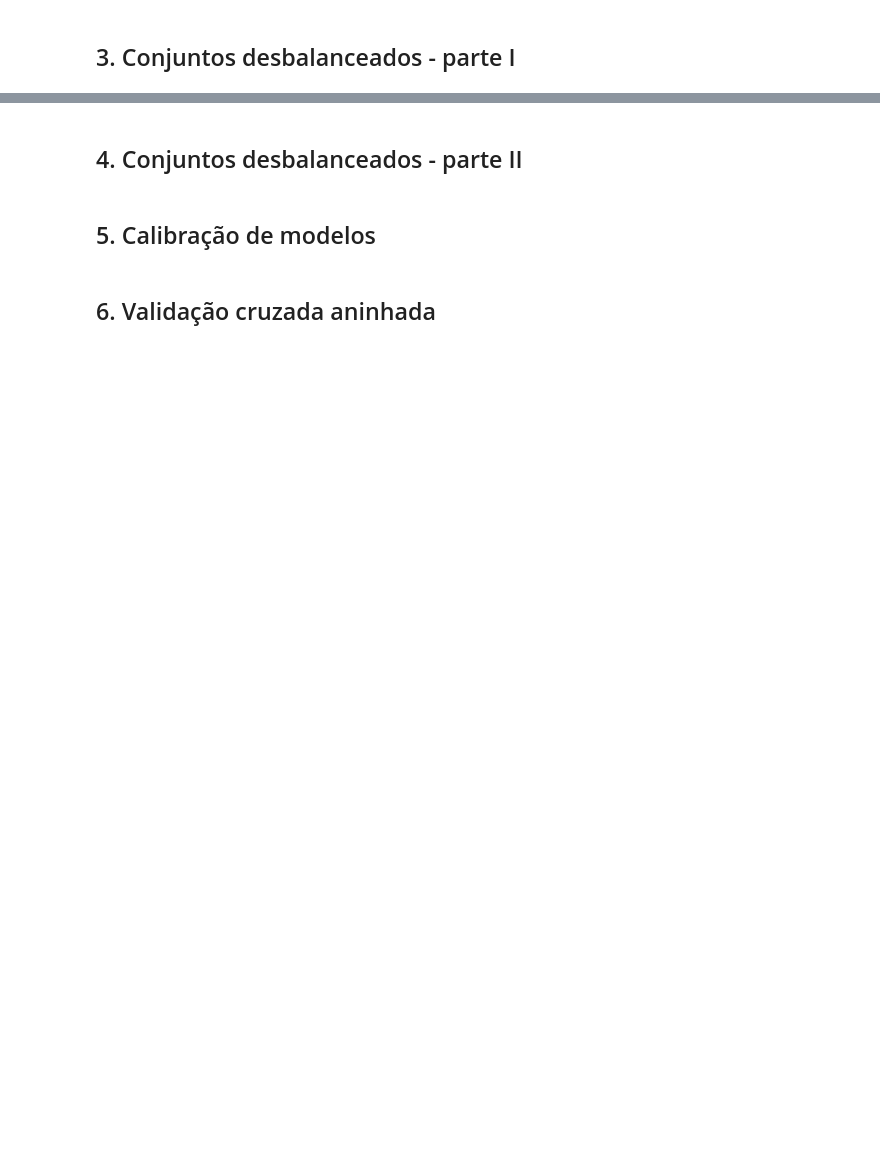
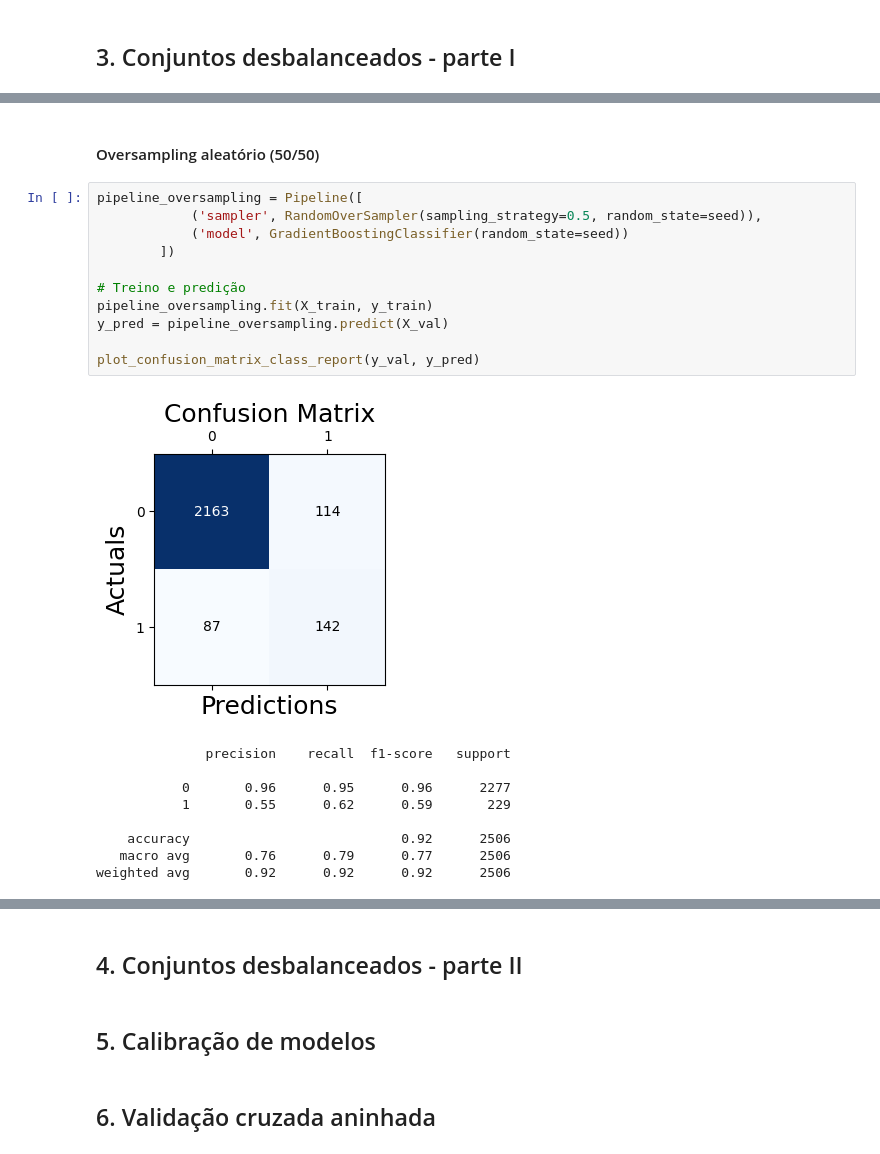
Before and after one commit to matheussmelo/Machine_Learning-PPCIC, a Jupyter notebook: T1/AM_T1_MATHEUS_SANTOS_MELO.ipynb, the cells around one changed output, grey strips where cells are left out. Cells and saved outputs as stored; diff of their text form; blank space fills up the shorter version.

```diff
--- a/T1/AM_T1_MATHEUS_SANTOS_MELO.ipynb
+++ b/T1/AM_T1_MATHEUS_SANTOS_MELO.ipynb
@@ -639,0 +774,23 @@ RMSE: 608.981
+# %% [markdown]
+#### Oversampling aleatório (50/50)
+# %%
+pipeline_oversampling = Pipeline([
+            ('sampler', RandomOverSampler(sampling_strategy=0.5, random_state=seed)),
+            ('model', GradientBoostingClassifier(random_state=seed))
+        ])
+
+# Treino e predição
+pipeline_oversampling.fit(X_train, y_train)
+y_pred = pipeline_oversampling.predict(X_val)
+
+plot_confusion_matrix_class_report(y_val, y_pred)
+# %% [output]
+[figure, added]
+              precision    recall  f1-score   support
+
+           0       0.96      0.95      0.96      2277
+           1       0.55      0.62      0.59       229
+
+    accuracy                           0.92      2506
+   macro avg       0.76      0.79      0.77      2506
+weighted avg       0.92      0.92      0.92      2506
```
Also changed, not shown: parts of 47 cells of this notebook.
